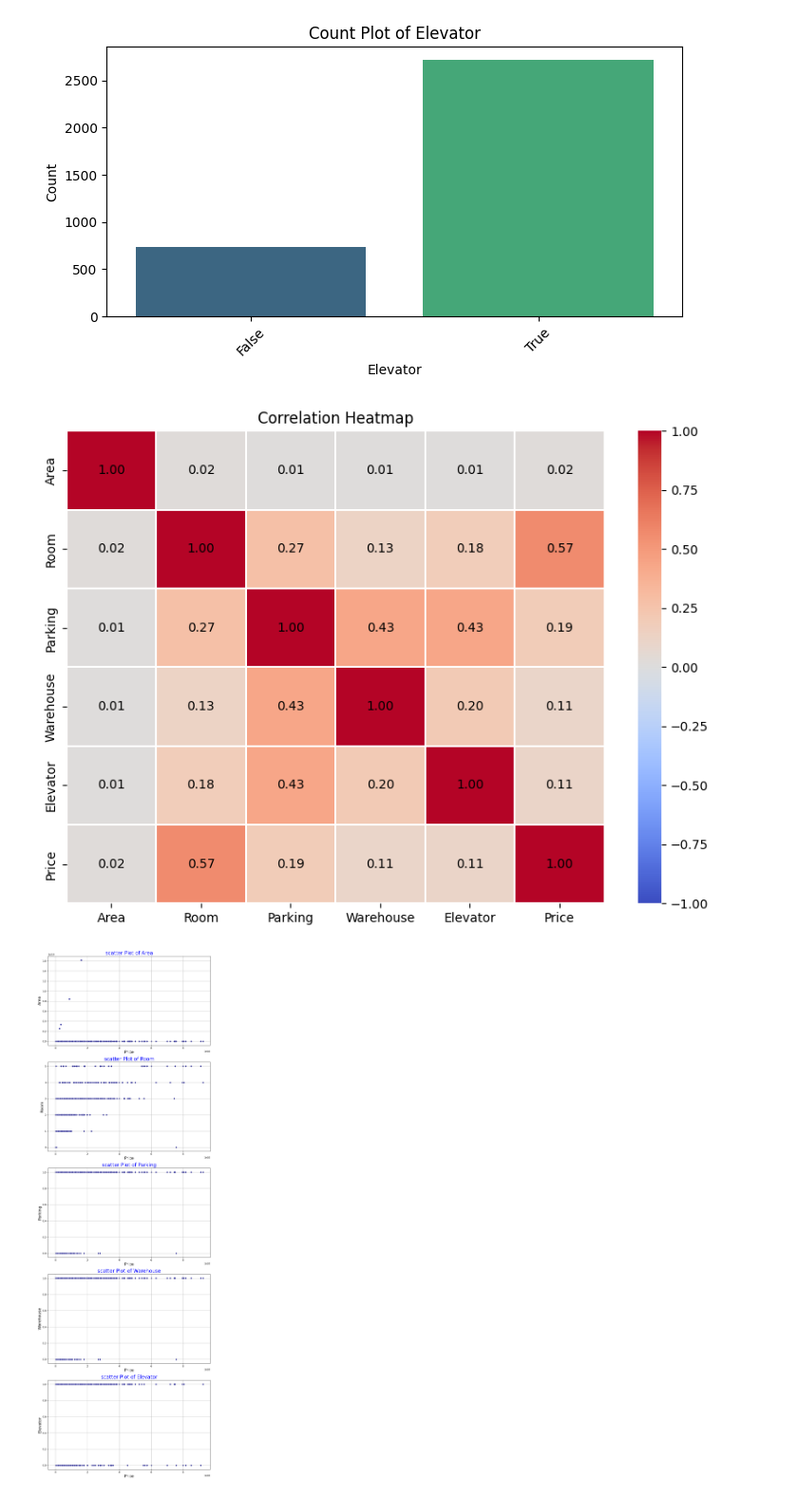
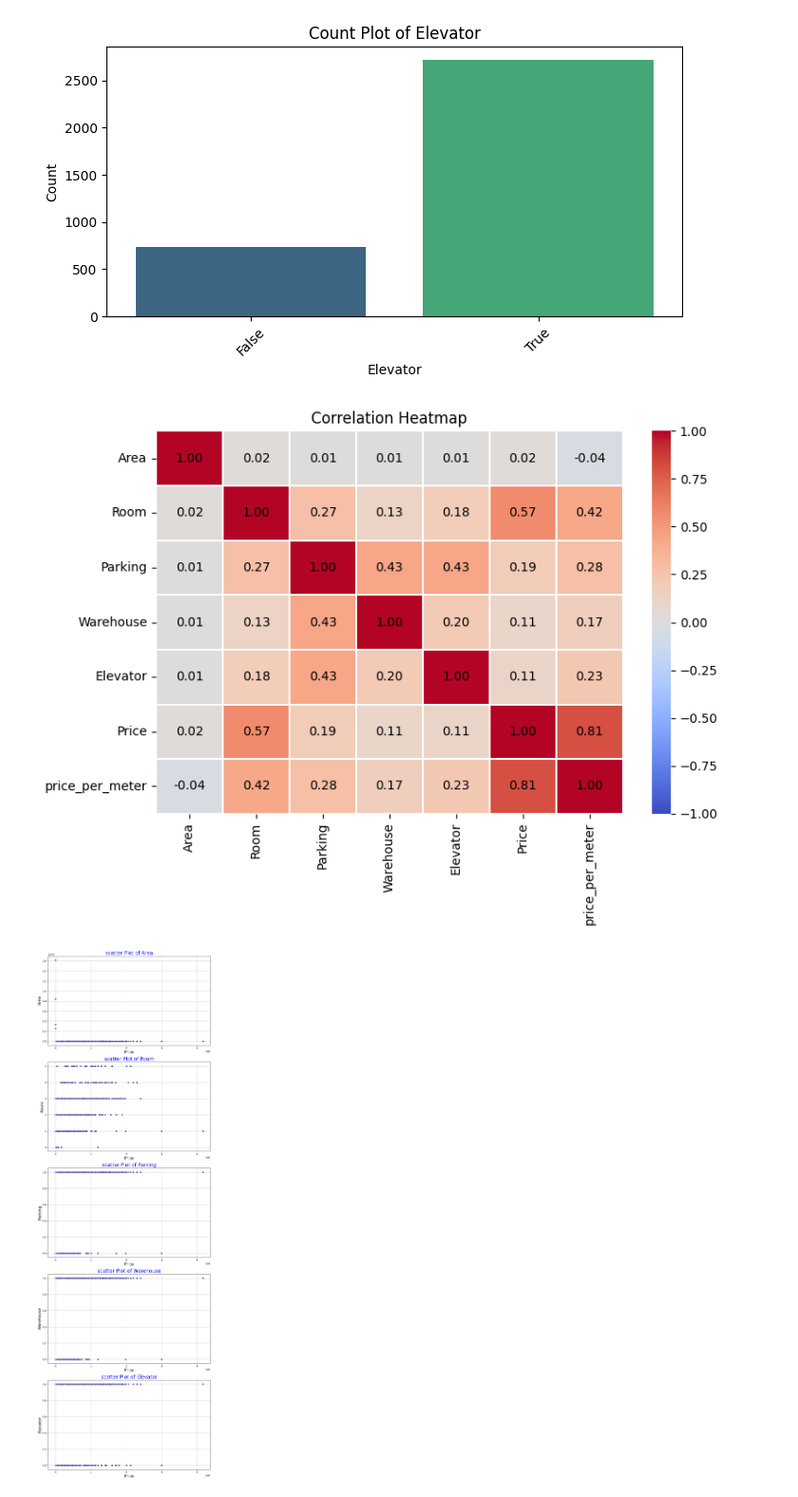
Before and after one commit to sajjadkhazaei/house-prices-in-tehran, a Jupyter notebook: house prices.ipynb, the cells around one changed output. Shown: that part at 95% size. Cells and saved outputs as stored; diff of their text form; code cells hidden in the pictures.

```diff
--- a/house prices.ipynb
+++ b/house prices.ipynb
@@ -116,6 +116,8 @@ dtypes: bool(3), float64(2), int64(2), object(1)
 memory usage: 172.1+ KB
 # %%
 df.drop(columns='Price(USD)',inplace=True)
+# %%
+df['price_per_meter']=df['Price']/df['Area']
 # %% [markdown]
 Visualization
 # %%
@@ -227,23 +245,23 @@ if numericalcolumns.shape[1] >= 2:
 else:
     print('Not enough numeric columns for a correlation heatmap.')
 # %% [output]
-[figure, old version]
+[figure, new version]
 # %%
 # checking the scatter plot to find outliers
 features = ['Area', 'Room', 'Parking', 'Warehouse', 'Elevator']
 
 plt.figure(figsize=(10,30))
 for idx, column in enumerate(features):
     plt.subplot(5, 1,  idx + 1)
-    sns.scatterplot(x = df['Price'], y=df[column] , data = df, color='darkblue')
+    sns.scatterplot(x = df['price_per_meter'], y=df[column] , data = df, color='darkblue')
     plt.title(f'scatter Plot of {column}', color='blue', fontsize=20)
     plt.xlabel('Price', fontsize=16)
     plt.ylabel(column, fontsize=16)
     plt.grid()
 plt.tight_layout()
 plt.show()
 # %% [output]
-[figure, old version]
+[figure, new version]
 # %%
 # Pair Plot to examine relationships among numeric variables
 numericalcolumns=df.select_dtypes(include=['int64', 'float64'])
```
Also changed, not shown: parts of 5 cells of this notebook.
